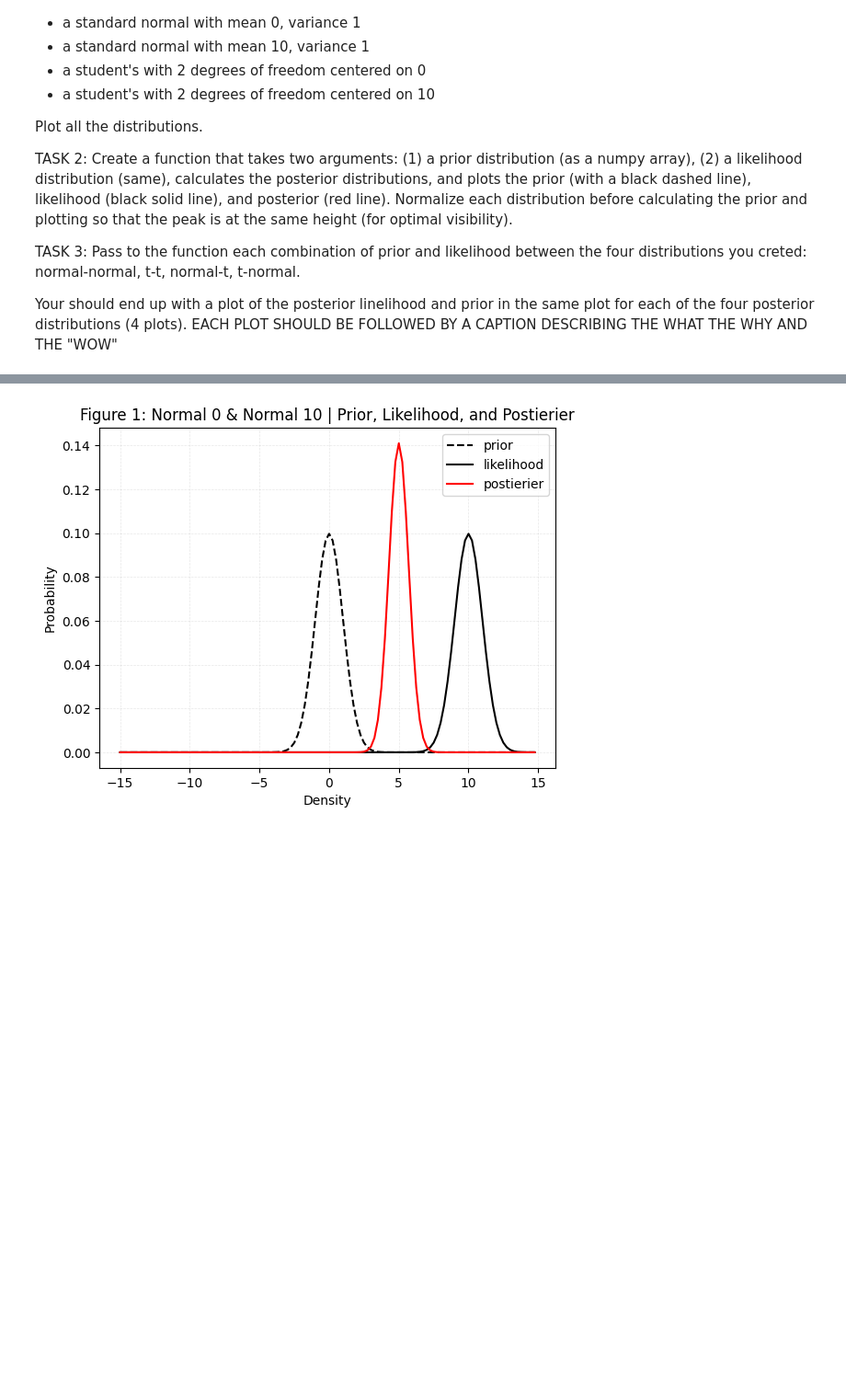
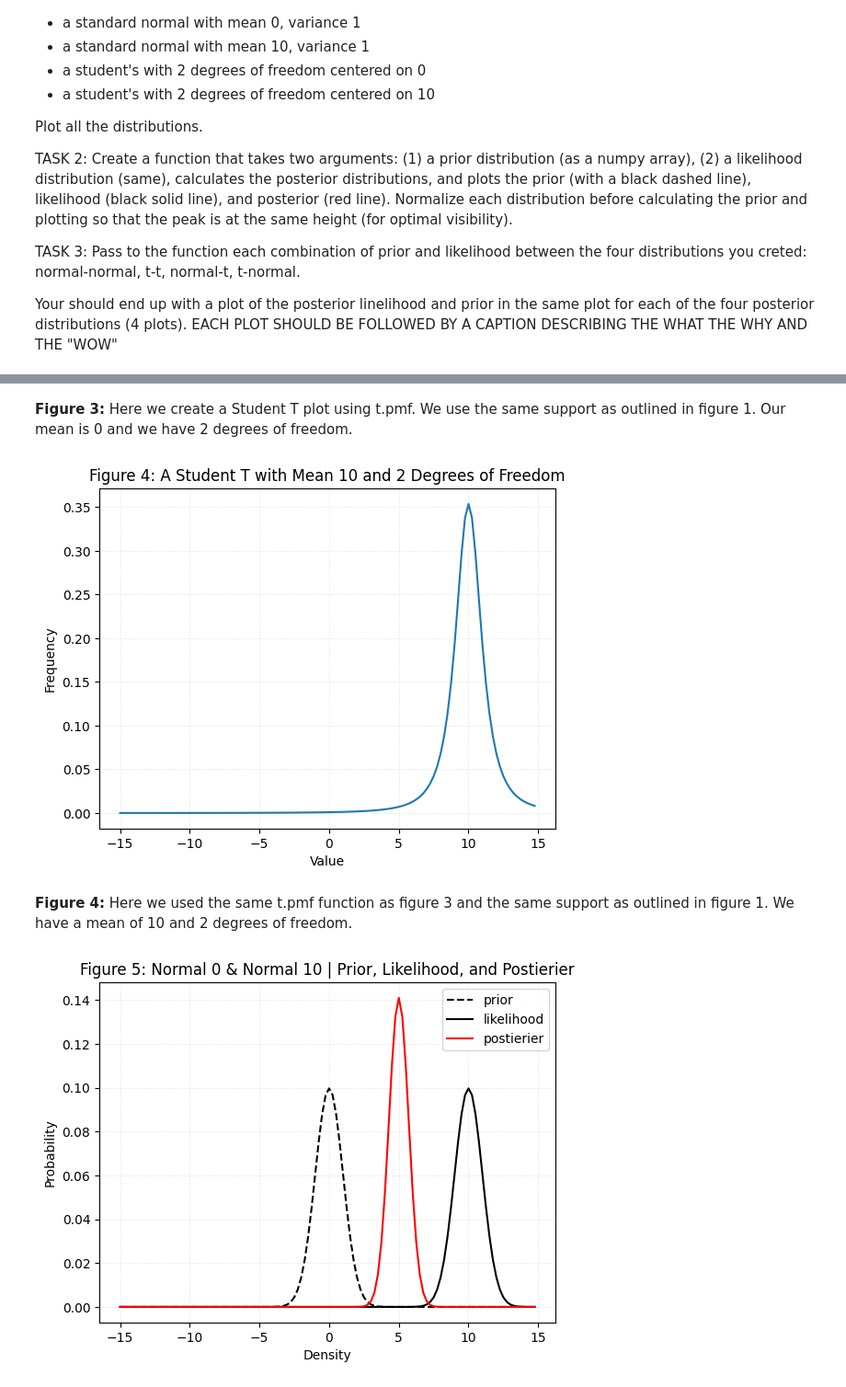
Before and after one commit to TJTomas/DSPS_TTomaszewski, a Jupyter notebook: HW2/Homework_2_Instructions_Bayesian_posteriors_Tomaszewski.ipynb, the cells around one changed output, grey strips where cells are left out. Shown: that part at 92% size. Saved outputs shown, nothing was run; the diff lists cells and outputs as text; code cells hidden in the pictures; blank space fills up the shorter version.

```diff
--- a/HW2/Homework_2_Instructions_Bayesian_posteriors_Tomaszewski.ipynb
+++ b/HW2/Homework_2_Instructions_Bayesian_posteriors_Tomaszewski.ipynb
@@ -82,3 +76,16 @@ plt.show()
+# %% [markdown]
+**Figure 3:** Here we create a Student T plot using t.pmf. We use the same support as outlined in figure 1. Our mean is 0 and we have 2 degrees of freedom.
+# %%
+plt.plot(support, tStudent_10)
+plt.grid(True, linestyle = "--", linewidth = 0.5, alpha = 0.3)
+plt.xlabel("Value")
+plt.ylabel("Frequency")
+plt.title("Figure 4: A Student T with Mean 10 and 2 Degrees of Freedom")
+plt.show()
+# %% [output]
+[figure, added]
+# %% [markdown]
+**Figure 4:** Here we used the same t.pmf function as figure 3 and the same support as outlined in figure 1. We have a mean of 10 and 2 degrees of freedom.
 # %%
 def posterior(prior, likelihood):
   normalized_prior = prior / sum(prior)
```
Also changed, not shown: parts of 13 cells of this notebook.
